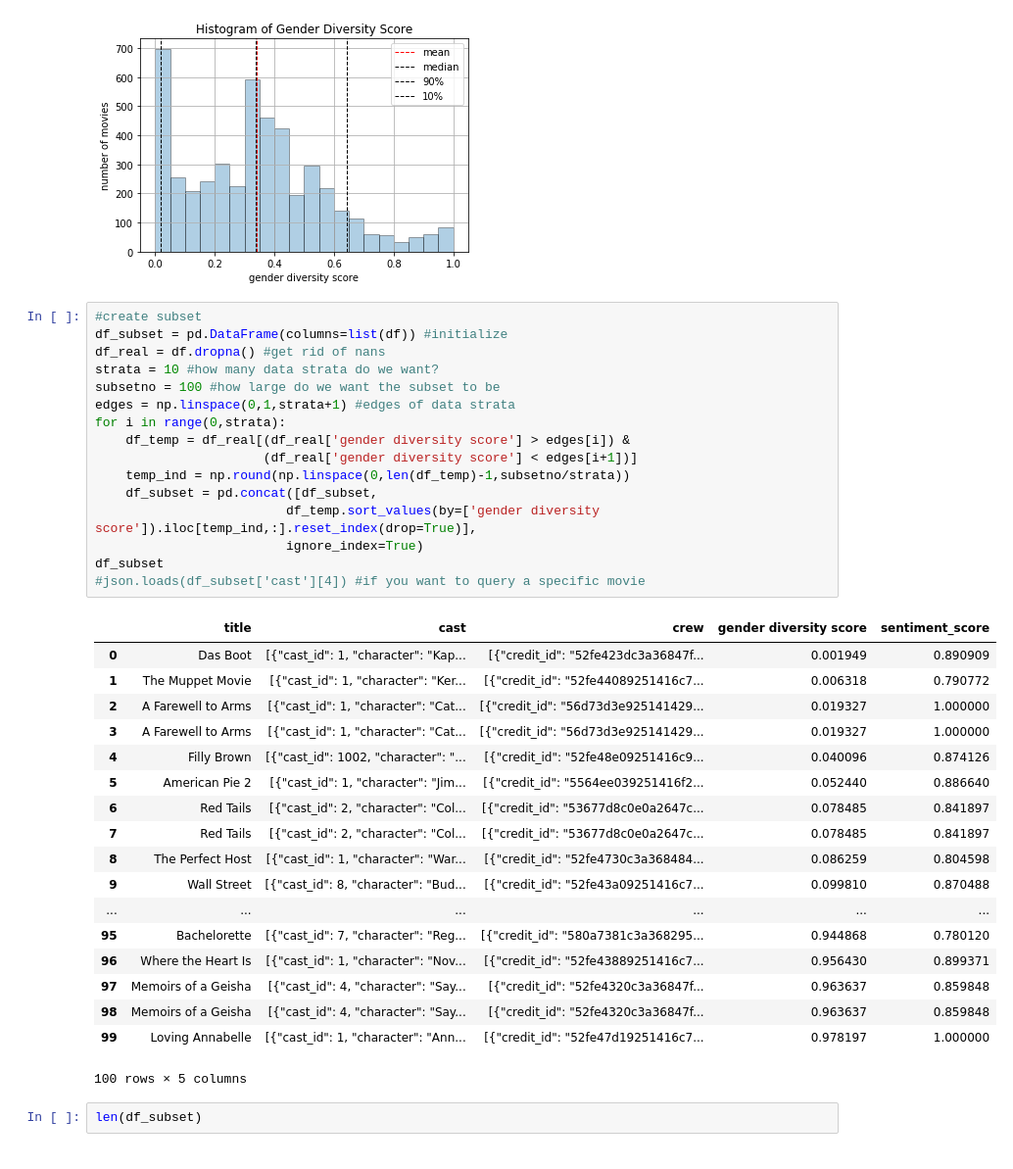
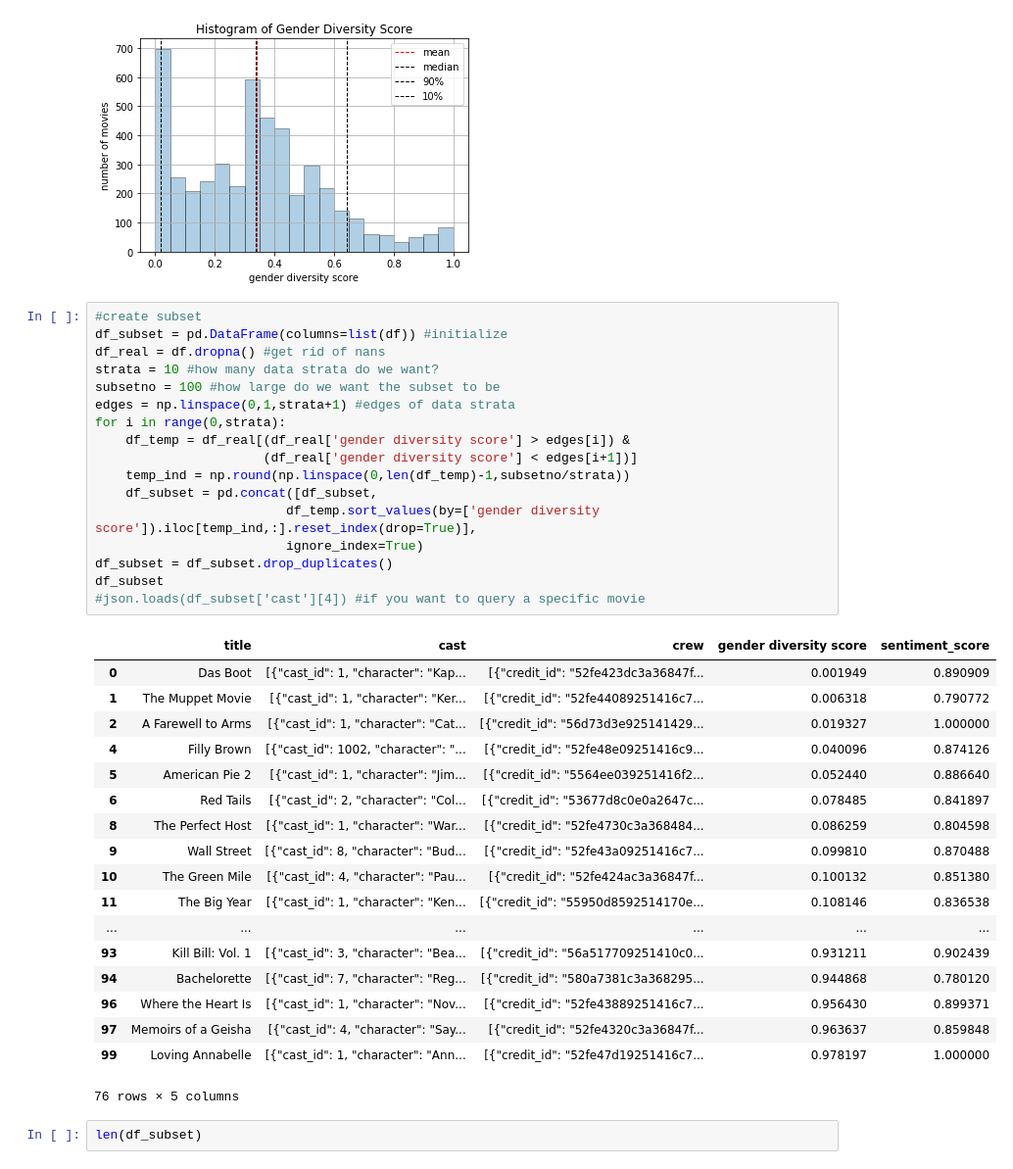
Before and after one commit to tmaxdillon/movie-gender-sentiment-analysis, a Jupyter notebook: movie_analysis/get_diversity_score.ipynb, the cells around one changed output. Shown at 98% size. Saved outputs shown, nothing was run; the diff lists cells and outputs as text.

Commit message:
removing duplicate entried from final df

```diff
--- a/movie_analysis/get_diversity_score.ipynb
+++ b/movie_analysis/get_diversity_score.ipynb
@@ -113,38 +113,39 @@ ax.legend((mean, median, ninety, ten), ('mean','median','90%','10%'))
 # %%
 #create subset
 df_subset = pd.DataFrame(columns=list(df)) #initialize
 df_real = df.dropna() #get rid of nans
 strata = 10 #how many data strata do we want?
 subsetno = 100 #how large do we want the subset to be
 edges = np.linspace(0,1,strata+1) #edges of data strata
 for i in range(0,strata):
     df_temp = df_real[(df_real['gender diversity score'] > edges[i]) &
                       (df_real['gender diversity score'] < edges[i+1])]
     temp_ind = np.round(np.linspace(0,len(df_temp)-1,subsetno/strata))
     df_subset = pd.concat([df_subset,
                          df_temp.sort_values(by=['gender diversity score']).iloc[temp_ind,:].reset_index(drop=True)],
                          ignore_index=True)
+df_subset = df_subset.drop_duplicates()
 df_subset
 #json.loads(df_subset['cast'][4]) #if you want to query a specific movie
 # %% [output]
 |  | title | cast | crew | gender diversity score | sentiment_score |
 | 0 | Das Boot | [{"cast_id": 1, "character": "Kap... | [{"credit_id": "52fe423dc3a36847f... | 0.001949 | 0.890909 |
 | 1 | The Muppet Movie | [{"cast_id": 1, "character": "Ker... | [{"credit_id": "52fe44089251416c7... | 0.006318 | 0.790772 |
 | 2 | A Farewell to Arms | [{"cast_id": 1, "character": "Cat... | [{"credit_id": "56d73d3e925141429... | 0.019327 | 1.000000 |
-| 3 | A Farewell to Arms | [{"cast_id": 1, "character": "Cat... | [{"credit_id": "56d73d3e925141429... | 0.019327 | 1.000000 |
 | 4 | Filly Brown | [{"cast_id": 1002, "character": "... | [{"credit_id": "52fe48e09251416c9... | 0.040096 | 0.874126 |
 | 5 | American Pie 2 | [{"cast_id": 1, "character": "Jim... | [{"credit_id": "5564ee039251416f2... | 0.052440 | 0.886640 |
 | 6 | Red Tails | [{"cast_id": 2, "character": "Col... | [{"credit_id": "53677d8c0e0a2647c... | 0.078485 | 0.841897 |
-| 7 | Red Tails | [{"cast_id": 2, "character": "Col... | [{"credit_id": "53677d8c0e0a2647c... | 0.078485 | 0.841897 |
 | 8 | The Perfect Host | [{"cast_id": 1, "character": "War... | [{"credit_id": "52fe4730c3a368484... | 0.086259 | 0.804598 |
 | 9 | Wall Street | [{"cast_id": 8, "character": "Bud... | [{"credit_id": "52fe43a09251416c7... | 0.099810 | 0.870488 |
+| 10 | The Green Mile | [{"cast_id": 4, "character": "Pau... | [{"credit_id": "52fe424ac3a36847f... | 0.100132 | 0.851380 |
+| 11 | The Big Year | [{"cast_id": 1, "character": "Ken... | [{"credit_id": "55950d8592514170e... | 0.108146 | 0.836538 |
 | ... | ... | ... | ... | ... | ... |
-| 95 | Bachelorette | [{"cast_id": 7, "character": "Reg... | [{"credit_id": "580a7381c3a368295... | 0.944868 | 0.780120 |
+| 93 | Kill Bill: Vol. 1 | [{"cast_id": 3, "character": "Bea... | [{"credit_id": "56a517709251410c0... | 0.931211 | 0.902439 |
+| 94 | Bachelorette | [{"cast_id": 7, "character": "Reg... | [{"credit_id": "580a7381c3a368295... | 0.944868 | 0.780120 |
 | 96 | Where the Heart Is | [{"cast_id": 1, "character": "Nov... | [{"credit_id": "52fe43889251416c7... | 0.956430 | 0.899371 |
 | 97 | Memoirs of a Geisha | [{"cast_id": 4, "character": "Say... | [{"credit_id": "52fe4320c3a36847f... | 0.963637 | 0.859848 |
-| 98 | Memoirs of a Geisha | [{"cast_id": 4, "character": "Say... | [{"credit_id": "52fe4320c3a36847f... | 0.963637 | 0.859848 |
 | 99 | Loving Annabelle | [{"cast_id": 1, "character": "Ann... | [{"credit_id": "52fe47d19251416c7... | 0.978197 | 1.000000 |
-100 rows × 5 columns
+76 rows × 5 columns
 # %%
 len(df_subset)
 # %% [output]
```
